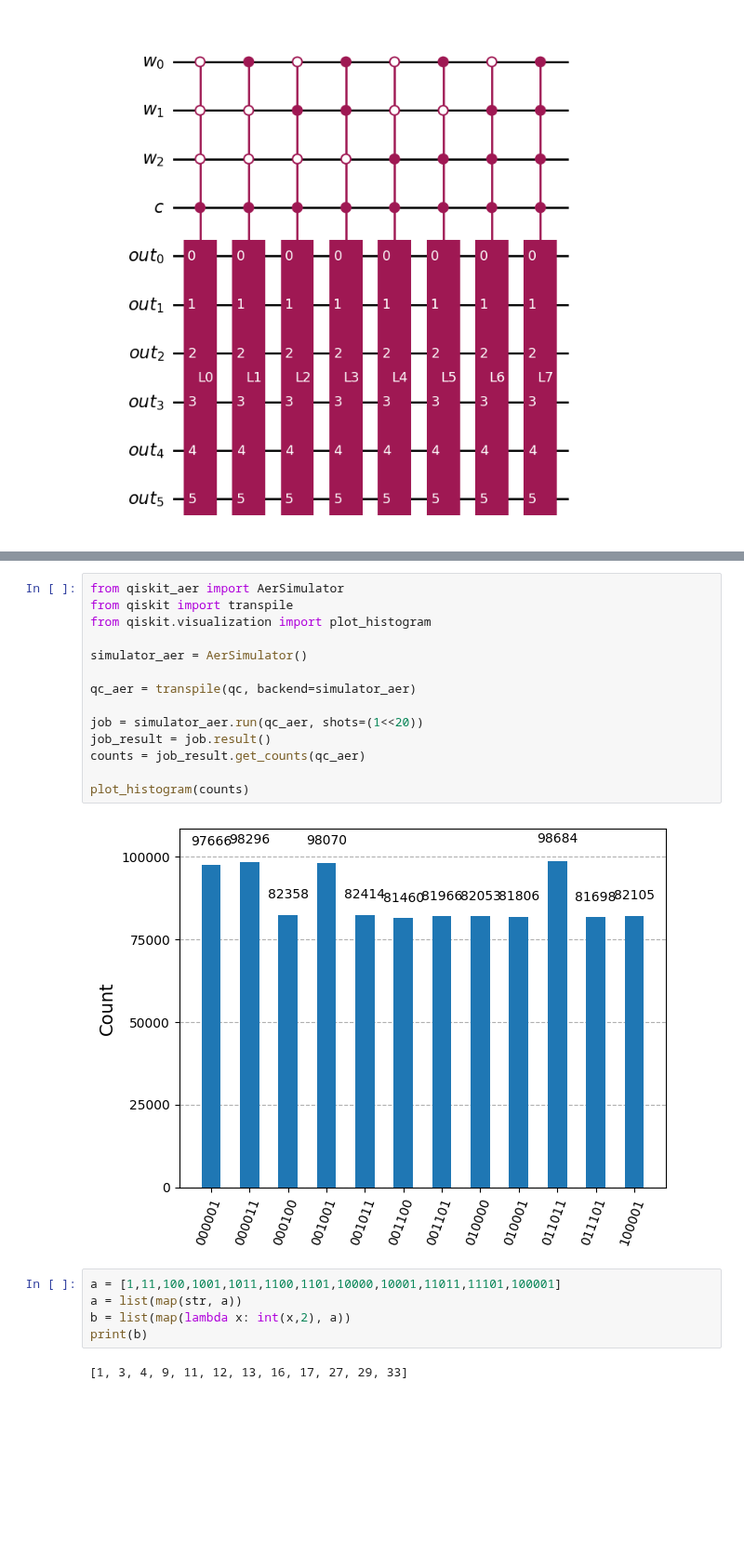
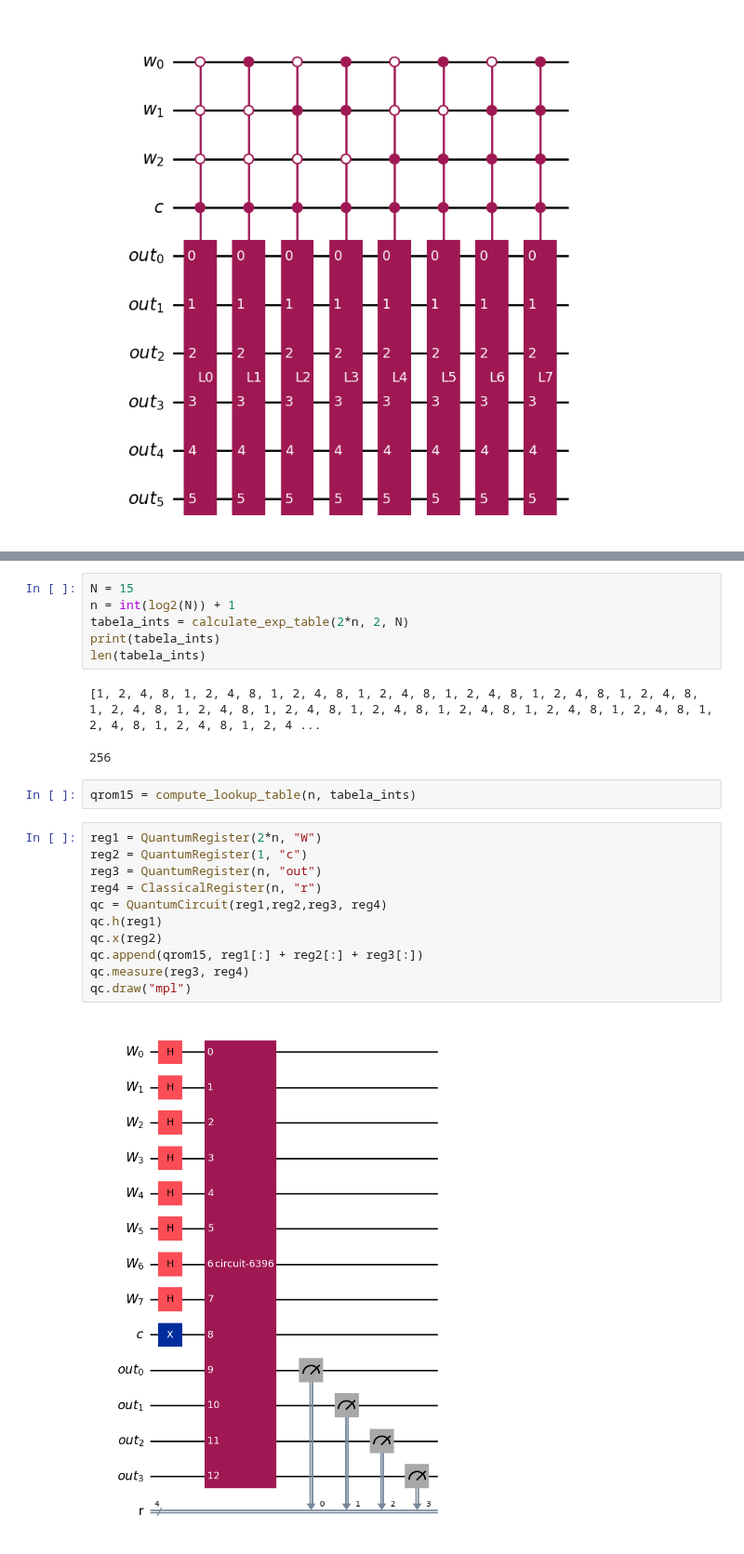
Before and after one commit to Flirm/quantum-circuits-implementation, a Jupyter notebook: implementations/windowed_arithmetic/notebooks/table_lookup.ipynb, the cells around one changed output, grey strips where cells are left out. Shown at 93% size. Cells and saved outputs as stored; diff of their text form; blank space fills up the shorter version.

Commit message:
shor testing with qrom

```diff
--- a/implementations/windowed_arithmetic/notebooks/table_lookup.ipynb
+++ b/implementations/windowed_arithmetic/notebooks/table_lookup.ipynb
@@ -135,23 +110,24 @@ qc.draw("mpl")
-# %%
-from qiskit_aer import AerSimulator
-from qiskit import transpile
-from qiskit.visualization import plot_histogram
-
-simulator_aer = AerSimulator()
-
-qc_aer = transpile(qc, backend=simulator_aer)
-
-job = simulator_aer.run(qc_aer, shots=(1<<20))
-job_result = job.result()
-counts = job_result.get_counts(qc_aer)
-
-plot_histogram(counts)
-# %% [output]
-[figure, removed]
-# %%
-a = [1,11,100,1001,1011,1100,1101,10000,10001,11011,11101,100001]
-a = list(map(str, a))
-b = list(map(lambda x: int(x,2), a))
-print(b)
-# %% [output]
-[1, 3, 4, 9, 11, 12, 13, 16, 17, 27, 29, 33]
+# %%
+N = 15
+n = int(log2(N)) + 1
+tabela_ints = calculate_exp_table(2*n, 2, N)
+print(tabela_ints)
+len(tabela_ints)
+# %% [output]
+[1, 2, 4, 8, 1, 2, 4, 8, 1, 2, 4, 8, 1, 2, 4, 8, 1, 2, 4, 8, 1, 2, 4, 8, 1, 2, 4, 8, 1, 2, 4, 8, 1, 2, 4, 8, 1, 2, 4, 8, 1, 2, 4, 8, 1, 2, 4, 8, 1, 2, 4, 8, 1, 2, 4, 8, 1, 2, 4, 8, 1, 2, 4, 8, 1, 2, 4 ...
+256
+# %%
+qrom15 = compute_lookup_table(n, tabela_ints)
+# %%
+reg1 = QuantumRegister(2*n, "W")
+reg2 = QuantumRegister(1, "c")
+reg3 = QuantumRegister(n, "out")
+reg4 = ClassicalRegister(n, "r")
+qc = QuantumCircuit(reg1,reg2,reg3, reg4)
+qc.h(reg1)
+qc.x(reg2)
+qc.append(qrom15, reg1[:] + reg2[:] + reg3[:])
+qc.measure(reg3, reg4)
+qc.draw("mpl")
+# %% [output]
+[figure, added]
```
Also changed, not shown: parts of 15 cells of this notebook.
